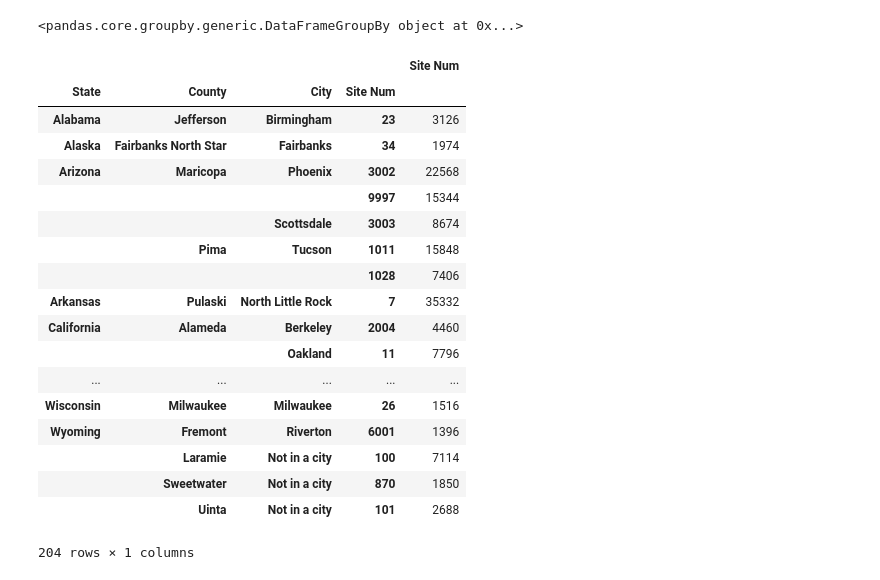
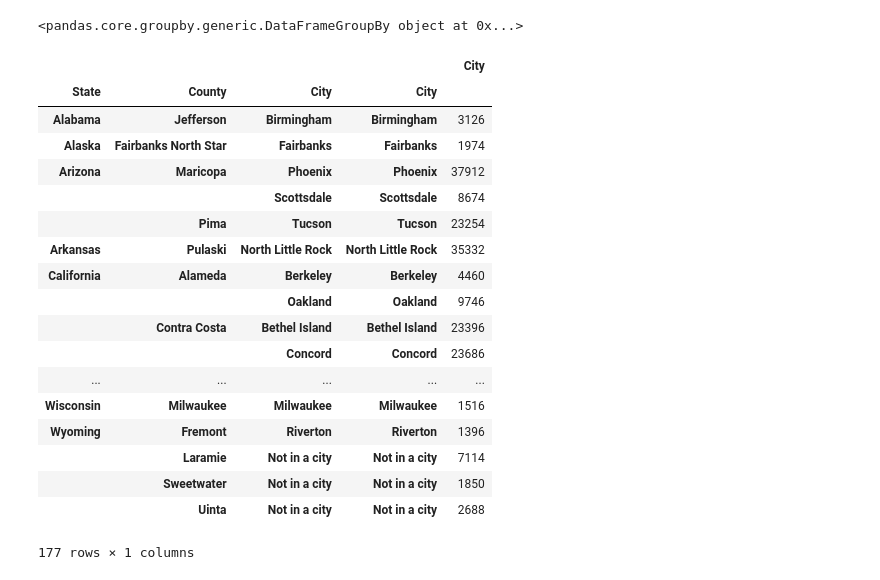
Before and after one commit to sachsjohn/Project_1_Pollution, a Jupyter notebook: Pollution Data.ipynb, the cells around one changed output. Cells and saved outputs as stored; diff of their text form; code cells hidden in the pictures.

```diff
--- a/Pollution Data.ipynb
+++ b/Pollution Data.ipynb
@@ -5,8 +8,8 @@ import numpy as np
 # %%
 # Create a reference to the CSV and import it into a Pandas DataFrame
 csv_path = "Resources/pollution_us_2000_2016.csv"
-pollution_df = pd.read_csv(csv_path)
-pollution_df.head()
+df = pd.read_csv(csv_path)
+df.head()
 # %% [output]
 |  | Unnamed: 0 | State Code | County Code | Site Num | Address | State | County | City | Date Local | ... |
 | 0 | 0 | 4 | 13 | 3002 | 1645 E ROOSEVELT ST-CENTRAL PHOEN... | Arizona | Maricopa | Phoenix | 2000-01-01 | ... |
@@ -31,8 +21,9 @@ Name: State Code, dtype: float64
 # %%
 #pandas datetimeindex docs: https://pandas.pydata.org/pandas-docs/stable/generated/pandas.DatetimeIndex.html
 #efficient way to extract year from string format date
-pollution_df['year'] = pd.DatetimeIndex(pollution_df['Date Local']).year
-pollution_df.head()
+df['year'] = pd.DatetimeIndex(df['Date Local']).year
+df['Date Local'] = pd.to_datetime(df['Date Local'],format='%Y-%m-%d')
+df.head()
 # %% [output]
 |  | Unnamed: 0 | State Code | County Code | Site Num | Address | State | County | City | Date Local | ... |
 | 0 | 0 | 4 | 13 | 3002 | 1645 E ROOSEVELT ST-CENTRAL PHOEN... | Arizona | Maricopa | Phoenix | 2000-01-01 | ... |
@@ -144,0 +35,6 @@ poll_data.head()
+# %%
+# Delete extraneous column
+df = df.drop(['Unnamed: 0','State Code','County Code','Address','Site Num','NO2 Units','O3 Units','SO2 Units','CO Units'], axis=1)
+# Removing Mexico
+df = df[df.State!='Country of Mexico']
+df.head()
@@ -158,6 +64,6 @@ NO2_data.head()
 # %%
 #NO2 data group it
-NO2_group = pollution_df[["State","County","City","NO2 AQI","Date Local","year","Site Num"
+NO2_group = df[["State","County","City","NO2 AQI","Date Local","year"
                           ]]
 NO2_group.head()
 # %% [output]
@@ -176,28 +82,28 @@ citycounty_group
 <pandas.core.groupby.generic.DataFrameGroupBy object at 0x...>
 # %%
 # Count how many of each component Assignees worked on and create DataFrame of the data
-citycounty_grpdisplay = pd.DataFrame(citycounty_group["Site Num"].value_counts())
+citycounty_grpdisplay = pd.DataFrame(citycounty_group["City"].value_counts())
 citycounty_grpdisplay
 # %% [output]
-|  |  |  |  | Site Num |
-| State | County | City | Site Num |  |
-| Alabama | Jefferson | Birmingham | 23 | 3126 |
-| Alaska | Fairbanks North Star | Fairbanks | 34 | 1974 |
-| Arizona | Maricopa | Phoenix | 3002 | 22568 |
-|  |  |  | 9997 | 15344 |
-|  |  | Scottsdale | 3003 | 8674 |
-|  | Pima | Tucson | 1011 | 15848 |
-|  |  |  | 1028 | 7406 |
-| Arkansas | Pulaski | North Little Rock | 7 | 35332 |
-| California | Alameda | Berkeley | 2004 | 4460 |
-|  |  | Oakland | 11 | 7796 |
+|  |  |  |  | City |
+| State | County | City | City |  |
+| Alabama | Jefferson | Birmingham | Birmingham | 3126 |
+| Alaska | Fairbanks North Star | Fairbanks | Fairbanks | 1974 |
+| Arizona | Maricopa | Phoenix | Phoenix | 37912 |
+|  |  | Scottsdale | Scottsdale | 8674 |
+|  | Pima | Tucson | Tucson | 23254 |
+| Arkansas | Pulaski | North Little Rock | North Little Rock | 35332 |
+| California | Alameda | Berkeley | Berkeley | 4460 |
+|  |  | Oakland | Oakland | 9746 |
+|  | Contra Costa | Bethel Island | Bethel Island | 23396 |
+|  |  | Concord | Concord | 23686 |
 | ... | ... | ... | ... | ... |
-| Wisconsin | Milwaukee | Milwaukee | 26 | 1516 |
-| Wyoming | Fremont | Riverton | 6001 | 1396 |
-|  | Laramie | Not in a city | 100 | 7114 |
-|  | Sweetwater | Not in a city | 870 | 1850 |
-|  | Uinta | Not in a city | 101 | 2688 |
+| Wisconsin | Milwaukee | Milwaukee | Milwaukee | 1516 |
+| Wyoming | Fremont | Riverton | Riverton | 1396 |
+|  | Laramie | Not in a city | Not in a city | 7114 |
+|  | Sweetwater | Not in a city | Not in a city | 1850 |
+|  | Uinta | Not in a city | Not in a city | 2688 |
-204 rows × 1 columns
+177 rows × 1 columns
 # %%
 #O3 data
 
```
Also changed, not shown: parts of 26 cells of this notebook.
